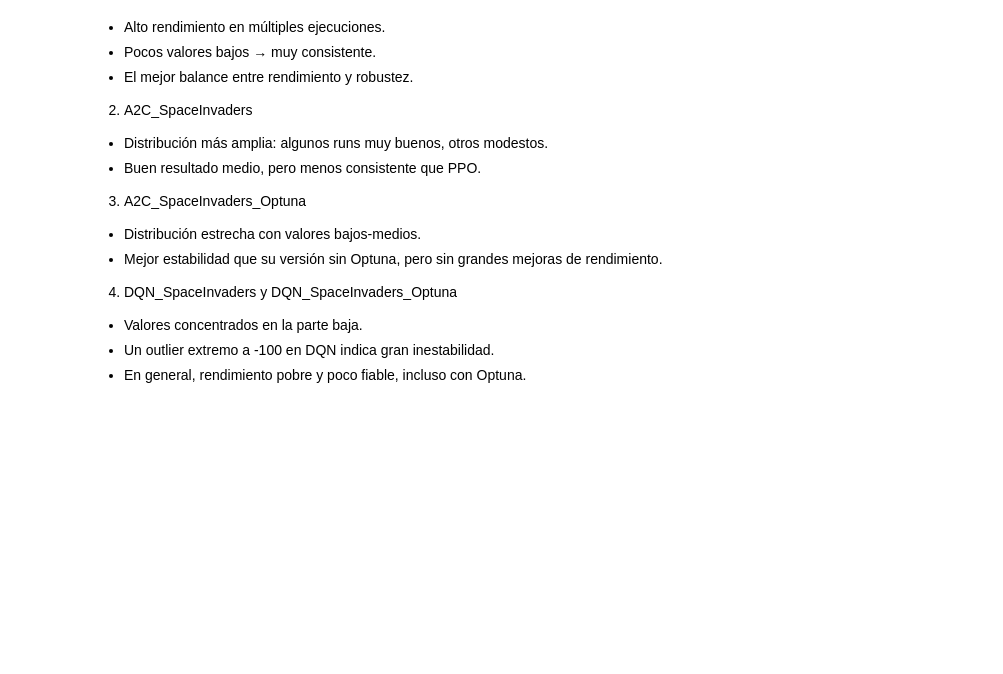
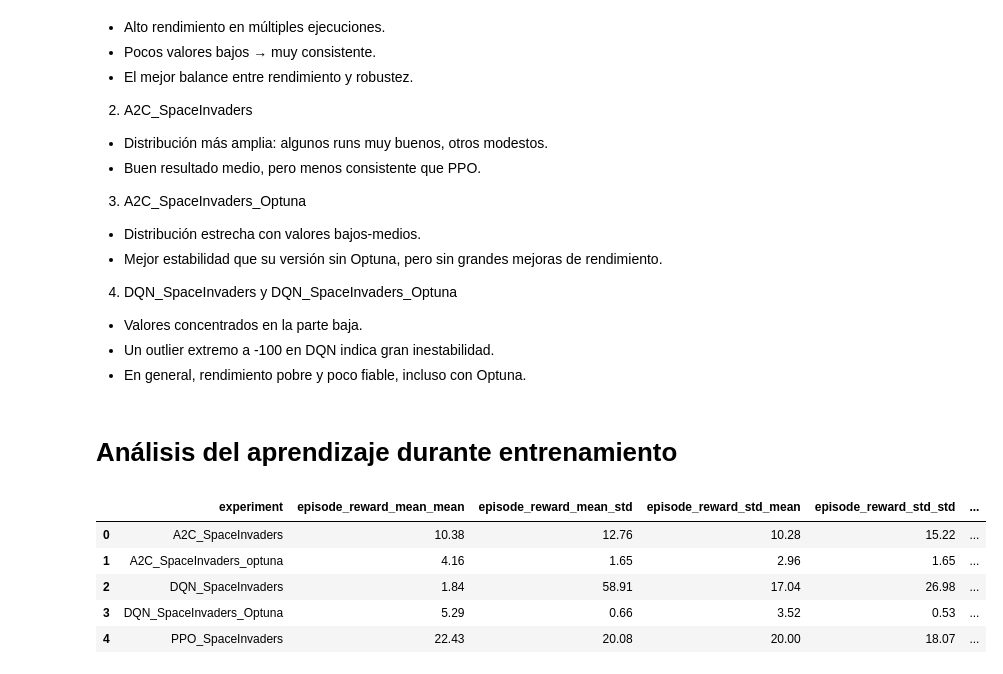
Before and after one commit to Astolfo2332/space_inv_agent, a Jupyter notebook: mlflow_graphics.ipynb, the cells around one changed output. Drawn from its saved outputs; the diff is of its cells as text; code cells hidden in the pictures; blank space fills up the shorter version.

```diff
--- a/mlflow_graphics.ipynb
+++ b/mlflow_graphics.ipynb
@@ -198,3 +176,26 @@ Pero más importante que el valor máximo, al observar la distribución completa
 * Valores concentrados en la parte baja.
 * Un outlier extremo a -100 en DQN indica gran inestabilidad.
 * En general, rendimiento pobre y poco fiable, incluso con Optuna.
+# %% [markdown]
+# Análisis del aprendizaje durante entrenamiento
+# %%
+# Agrupar por experimento y calcular medias y desviaciones estándar
+stats = df_train.groupby("experiment").agg({
+    "episode_reward_mean": ["mean", "std"],
+    "episode_reward_std": ["mean", "std"],
+    "loss_mean": ["mean", "std"],
+    "timesteps": ["mean"],
+    "training_updates": ["mean"]
+}).round(2)
+
+# Aplanar el MultiIndex de columnas
+stats.columns = ['_'.join(col).strip() for col in stats.columns.values]
+stats.reset_index(inplace=True)
+stats
+# %% [output]
+|  | experiment | episode_reward_mean_mean | episode_reward_mean_std | episode_reward_std_mean | episode_reward_std_std | ... |
+| 0 | A2C_SpaceInvaders | 10.38 | 12.76 | 10.28 | 15.22 | ... |
+| 1 | A2C_SpaceInvaders_optuna | 4.16 | 1.65 | 2.96 | 1.65 | ... |
+| 2 | DQN_SpaceInvaders | 1.84 | 58.91 | 17.04 | 26.98 | ... |
+| 3 | DQN_SpaceInvaders_Optuna | 5.29 | 0.66 | 3.52 | 0.53 | ... |
+| 4 | PPO_SpaceInvaders | 22.43 | 20.08 | 20.00 | 18.07 | ... |
```
Also changed, not shown: parts of 9 cells of this notebook.
